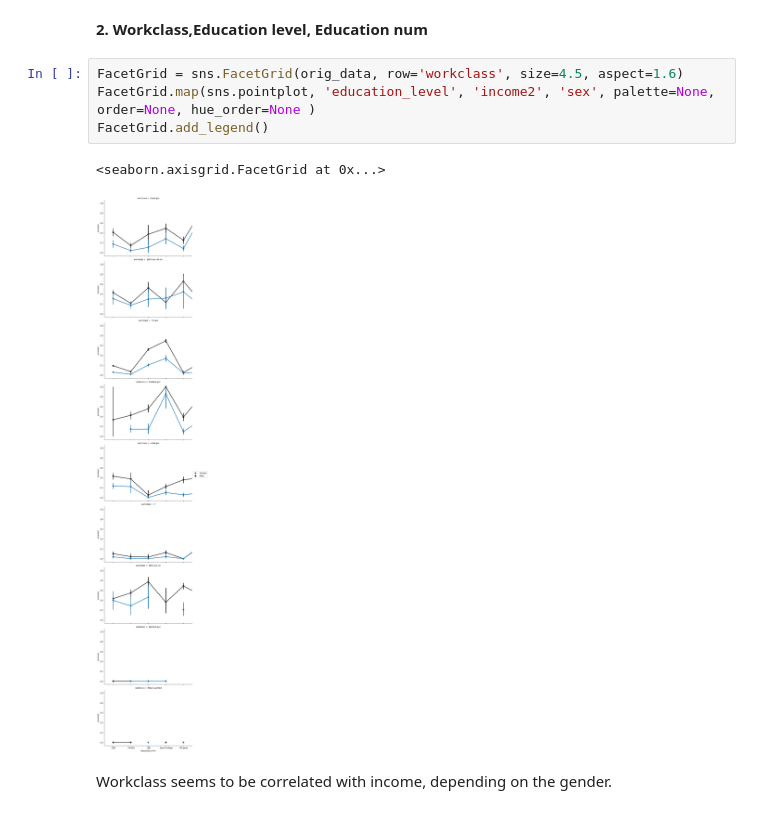
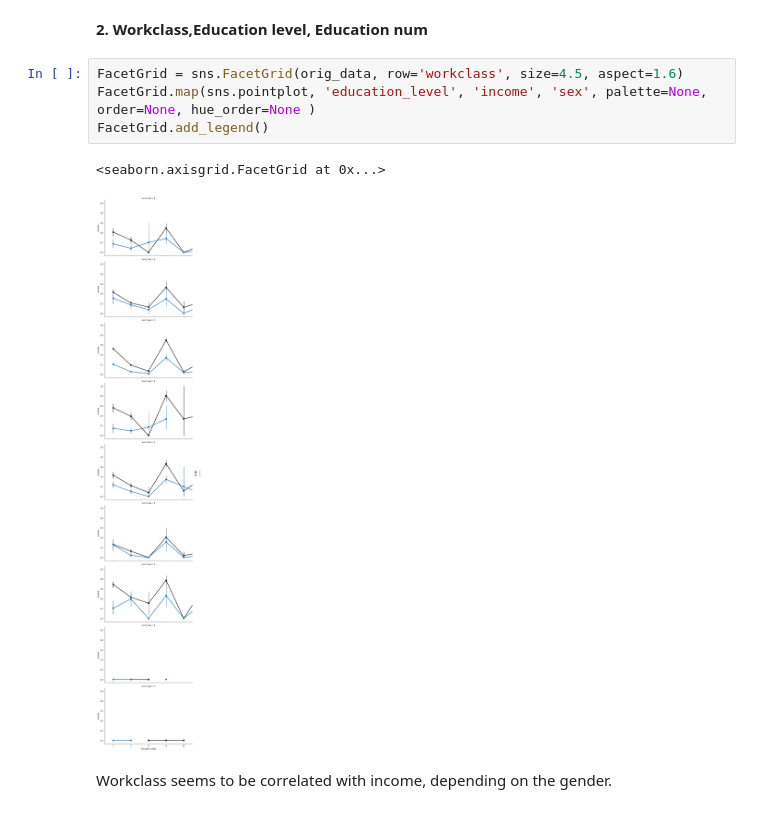
Before and after one commit to anidata/tutorials, a Jupyter notebook: Docker_census_data.ipynb, the cells around one changed output. Saved outputs shown, nothing was run; the diff lists cells and outputs as text.

```diff
--- a/Docker_census_data.ipynb
+++ b/Docker_census_data.ipynb
@@ -388,11 +471,11 @@ Since there seem to be **certain ages, which have increased odds of higher incom
 **2. Workclass,Education level, Education num**
 # %%
 FacetGrid = sns.FacetGrid(orig_data, row='workclass', size=4.5, aspect=1.6)
-FacetGrid.map(sns.pointplot, 'education_level', 'income2', 'sex', palette=None,  order=None, hue_order=None )
+FacetGrid.map(sns.pointplot, 'education_level', 'income', 'sex', palette=None,  order=None, hue_order=None )
 FacetGrid.add_legend()
 # %% [output]
 <seaborn.axisgrid.FacetGrid at 0x...>
-[figure, old version]
+[figure, new version]
 # %% [markdown]
 Workclass seems to be correlated with income, depending on the gender.
 # %% [markdown]
```
Also changed, not shown: parts of 134 cells of this notebook.
